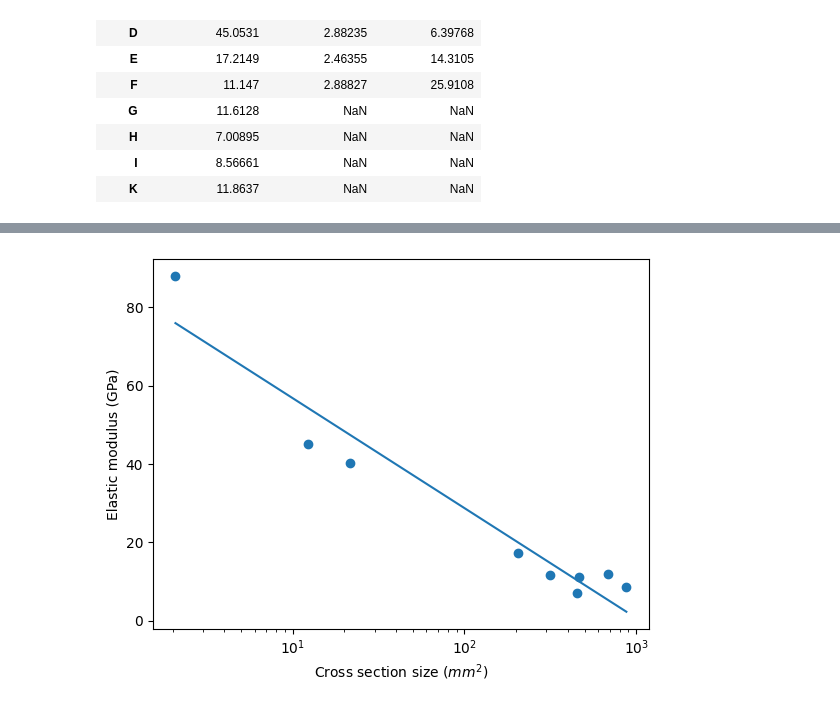
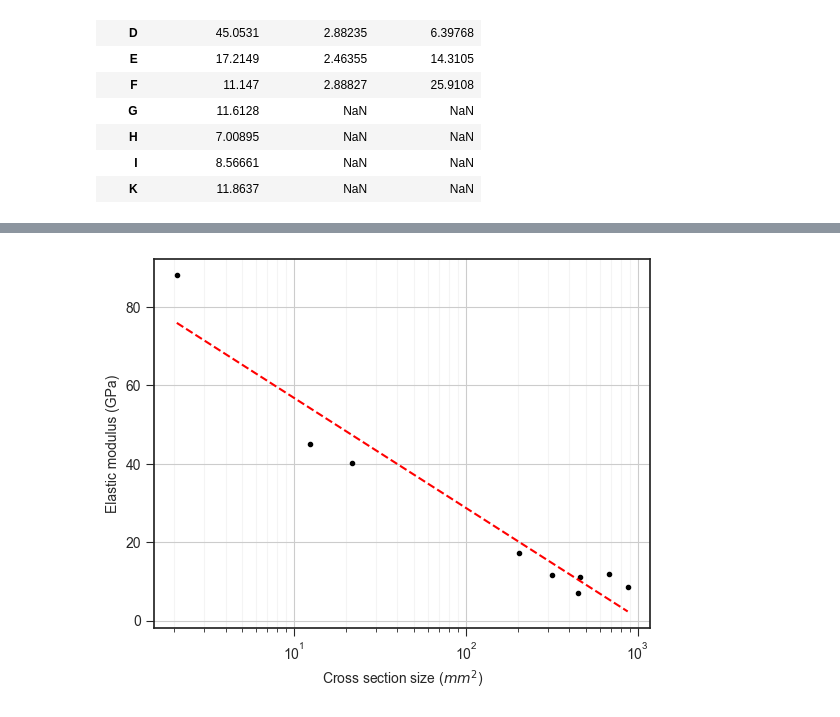
Before and after one commit to Mackus101/GlassMechAnalysis, a Jupyter notebook: analyse.ipynb, the cells around one changed output, grey strips where cells are left out. Cells and saved outputs as stored; diff of their text form; code cells hidden in the pictures.

```diff
--- a/analyse.ipynb
+++ b/analyse.ipynb
@@ -16,0 +26,4 @@ from scipy.stats import weibull_min, linregress
+# %%
+stress_label = "Failure stress (MPa)"
+v_label = "Sample volume ($mm^3$)"
+sa_label = "Surface area ($mm^2$)"
@@ -293,11 +315,15 @@ def calc_fracture_stress(sample_data):
     return sample_data
 # %%
 def fit_and_plot_weibull(data, design_failure):
+
+    ## Some basic statistics of each series, in a separate dataframe
     data_anal = data[["series", "fracture_diameter", "fracture_stress"]].groupby("series").agg(['mean', "std"])
     data_anal.columns = data_anal.columns.map('_'.join)
     data_anal["fracture_stress_CV"] = data_anal["fracture_stress_std"] / data_anal["fracture_stress_mean"] * 100
 
-    unique_values = data["series"].unique()
+    data_anal = data_anal.sort_values("fracture_diameter_mean")
+
+    unique_values = data_anal.index.unique()
 
     w, h = figaspect(1.2)
 
@@ -322,29 +348,28 @@ def fit_and_plot_weibull(data, design_failure):
         collated_max_x = min(np.max(plot_data), collated_max_x)
 
         avg_diameter = data_anal.loc[letter, "fracture_diameter_mean"]
-        legend_text = "%s series: ~%.2f mm" % (letter, avg_diameter)
+        legend_text = "%s series: ~%.2f mm dia." % (letter, avg_diameter)
 
         plt.sca(ind_ax)
-        fracture_fit = Fit_Weibull_2P(failures=plot_data, print_results=False, label=legend_text, method="LS")  # fits a Weibull distribution to the data and generates the probability plot
+        ## Fit the current data to a weibull
+        fracture_fit = Fit_Weibull_2P(failures=plot_data, print_results=False, label=legend_text, method="LS", CI_type="none")  # fits a Weibull distribution to the data and generates the probability plot
 
-        title_text = "Weibull probability\nScale= %.2f MPa  Shape= %.2f" % (fracture_fit.alpha, fracture_fit.beta)
-
-        # fig = fracture_fit.probability_plot.get_figure()
         ind_fig.set_size_inches(7, 8)
         plt.ylabel("Probability of failure")
-        plt.xlabel("Failure Stress (MPa)")
-        plt.title(title_text)
-        plt.legend()
+        plt.xlabel(stress_label)
+        plt.title("")
+        ind_fig.savefig("Figs/series_" + letter, bbox_inches = "tight")
 
-        ind_fig.savefig("Figs/series_" + letter, bbox_inches = "tight")
         ind_ax.cla()
 
         fail_x, fail_y = plotting_positions(plot_data)
 
         fracture_frame.loc[:, "Fail Check"] = fail_x
         fracture_frame.loc[:, "Fail Prob"] = fail_y
+
         fracture_frame["char_strength"] = fracture_fit.alpha
         fracture_frame["weibull_modulus"] = fracture_fit.beta
+
         fracture_frame = fracture_frame.drop(["fracture_stress"], axis=1)
 
         fracture_prob =  pd.concat([fracture_prob, fracture_frame], axis=0)
@@ -354,14 +379,13 @@ def fit_and_plot_weibull(data, design_failure):
 
         data_anal.loc[letter, "Design Strength"] = fracture_fit.distribution.inverse_SF(design_failure)
 
-        # collated_legend_text = "%s,$\\emptyset = %.2f$ mm, $\\alpha = %.2f$ MPa, $\\beta = %.2f$" % (letter, avg_diameter, fracture_fit.alpha, fracture_fit.beta)
         collated_legend_text = "%s, dia.= ~%.2f mm" % (letter, avg_diameter)
 
         plt.sca(collated_ax)
         Weibull_probability_plot(failures=plot_data, __fitted_dist_params=fracture_fit.distribution, show_scatter_points=False, CI_type=None, label=collated_legend_text)
         plt.title("")
         plt.ylabel("Probability of failure")
-        plt.xlabel("Failure Stress (MPa)")
+        plt.xlabel(stress_label)
 
     ind_fig.clf()
 
@@ -375,10 +399,10 @@ def fit_and_plot_weibull(data, design_failure):
 # %% [markdown]
 ## Run Analysis
 # %%
-# gcc_data_clean = calc_fracture_stress(gcc_data_clean)
-
-# gcc_data_clean
+if not angle_method:
+    gcc_data_clean = calc_fracture_stress(gcc_data_clean)
+    gcc_data_clean
 # %%
-gcc_data_clean, gcc_data_anal = fit_and_plot_weibull(gcc_data_clean, 1-0.01)
+gcc_data_clean, gcc_data_anal = fit_and_plot_weibull(gcc_data_clean, design_prob)
 # %% [output]
 <Figure size 700x800 with 0 Axes>
@@ -988,25 +979,28 @@ gcc_data_anal.to_excel("Rod_test_analysis.xlsx")
 # %%
 fig, ax = plt.subplots()
 
-ax.scatter(data=gcc_data_anal, x="cross_section", y="elastic_mod_mean")
+ax.scatter(data=gcc_data_anal, x="cross_section", y="elastic_mod_mean", color='k')
 
 cross_section = gcc_data_anal["cross_section"].dropna().to_numpy()
 elastic_mod = gcc_data_anal["elastic_mod_mean"].dropna().to_numpy()
 
 m, b = np.polyfit(np.log10(cross_section), elastic_mod, 1)
 
 fit_x = np.linspace(np.min(cross_section), np.max(cross_section), 100)
 
 fit_y = m * np.log10(fit_x) + b
 
-ax.plot(fit_x, fit_y)
+ax.plot(fit_x, fit_y, "--r")
 ax.set_xlabel("Cross section size ($mm^2$)")
 ax.set_ylabel("Elastic modulus (GPa)")
+
+ax.grid(visible=True, which='major', linestyle='-')
+ax.grid(visible=True, which='minor', linestyle='-', alpha=0.2)
 
 # ax = sns.regplot(data=gcc_data_anal, x="cross_section", y="log_elastic_mod_mean")
 # ax.set(xlabel="Cross section size ($mm^2$)", ylabel="log(Elastic modulus) (GPa)", title="Elastic modulus vs. Cross Section")
 
 ax.set_xscale("log")
 # ax.set_yscale("log")
 # %% [output]
-[figure, old version]
+[figure, new version]
```
Also changed, not shown: parts of 29 cells of this notebook, 1 other file.
